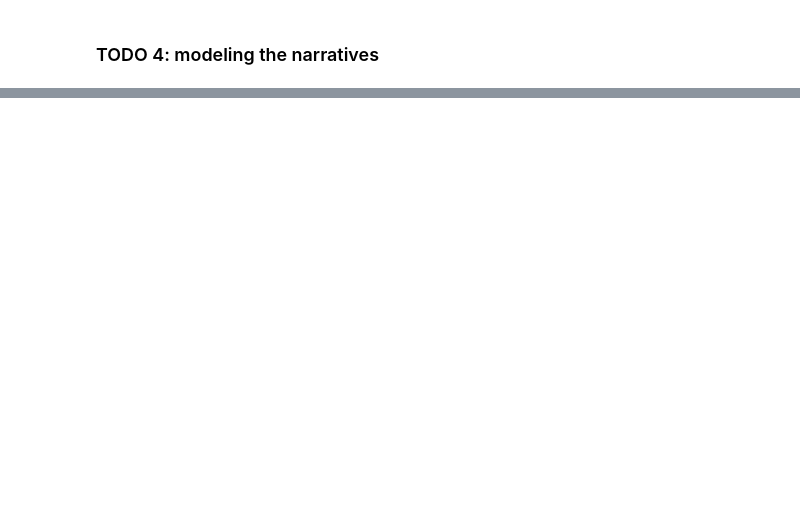
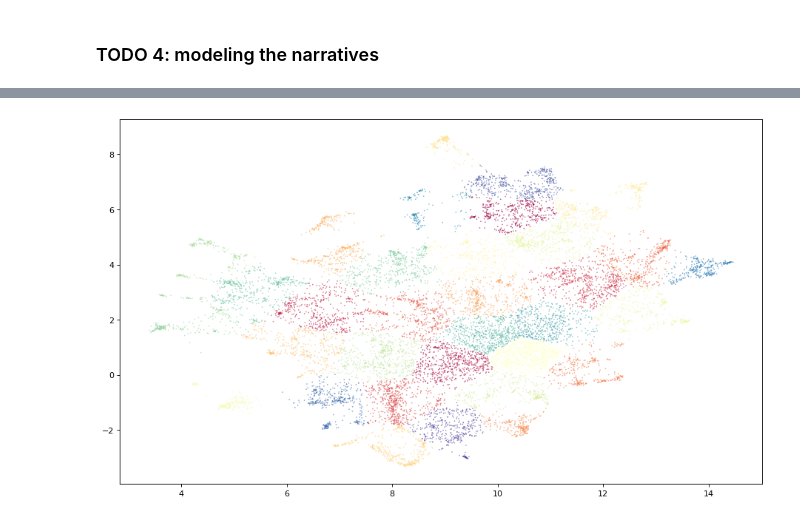
Before and after one commit to mkiefferus/NLP_LSS, a Jupyter notebook: homework/task10/homework_10.ipynb, the cells around one changed output, grey strips where cells are left out. Saved outputs shown, nothing was run; the diff lists cells and outputs as text; code cells hidden in the pictures; blank space fills up the shorter version.

```diff
--- a/homework/task10/homework_10.ipynb
+++ b/homework/task10/homework_10.ipynb
@@ -300,8 +319,12 @@ Extracting semantic roles...
 # TODO 2: Postprocess the retrieved semantic roles
 # Hint: use p.process_roles
 
-process_roles = preprocessor.process_roles(roles)
+processed_roles = preprocessor.process_roles(
+    roles,
+    max_length = 50,
+    progress_bar = True,
+    )
 
-for d in roles[0:20]: print(d)
+for d in processed_roles[0:20]: print(d)
 # %% [output]
 Cleaning phrases for role ARG0...
@@ -311,3 +357,11 @@ Cleaning phrases for role B-V...
 # %%
 # TODO 3: Extract the named entities that can be recognized from the semantic roles.
 # Hint use p.mine_entities
+
+known_entities = preprocessor.mine_entities(
+    df['sentence'],
+    clean_entities = True,
+    progress_bar = True,
+)
+
+for n in known_entities.most_common(10): print(n)
@@ -320,0 +382,21 @@ from relatio.narrative_models import NarrativeModel
+# %%
+from relatio.narrative_models import NarrativeModel
+
+# TODO 4: modeling the narratives using NarrativeModel
+# Hint: follow the notebook's hyperparameter setting
+
+top_known_entities = [e[0] for e in list(known_entities.most_common(100)) if e[0] != '']
+
+narrative_model = NarrativeModel(
+    clustering = 'kmeans',
+    PCA = True,
+    UMAP = True,
+    roles_considered = ['ARG0', 'B-V', 'B-ARGM-NEG', 'ARG1'],
+    roles_with_known_entities = ['ARG0','ARG1'],
+    known_entities = top_known_entities,
+    assignment_to_known_entities = 'embeddings',
+    roles_with_unknown_entities = ['ARG0','ARG1'],
+    threshold = 0.1
+)
+
+narrative_model.fit(processed_roles, progress_bar = True)
@@ -321,2 +419,4 @@ from relatio.narrative_models import NarrativeModel
 # %%
-narative_model.plot_clusters(path = './clusters.pdf')
+narrative_model.plot_clusters(path = './clusters.pdf')
+# %% [output]
+[figure, added]
```
Also changed, not shown: parts of 9 cells of this notebook.
